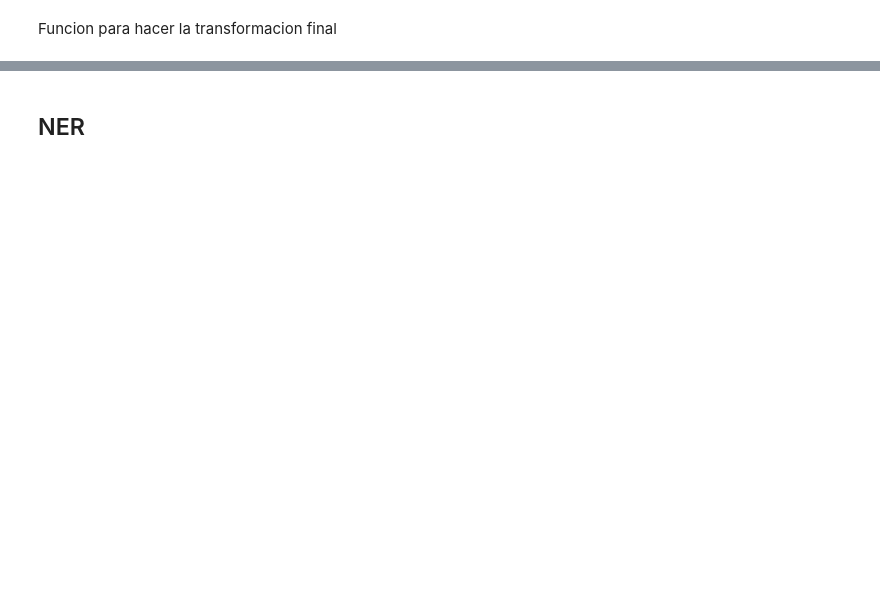
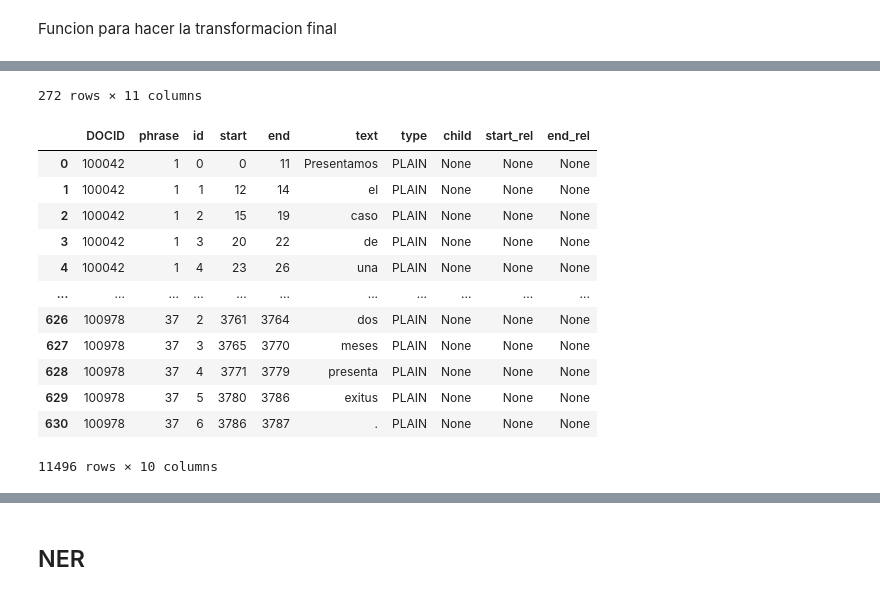
Before and after one commit to JPardo08/PAQUITA, a Jupyter notebook: preprocessing.ipynb, the cells around one changed output, grey strips where cells are left out. Saved outputs shown, nothing was run; the diff lists cells and outputs as text; code cells hidden in the pictures; blank space fills up the shorter version.

```diff
--- a/preprocessing.ipynb
+++ b/preprocessing.ipynb
@@ -1407,0 +1487,4 @@ def transformacion(df, indices_inicio_t, indices_fin_t, ids_t):
+# %%
+display(train_df)
+display(tokenizados_df_train)
+# %% [output]
@@ -1407,0 +1503,14 @@ def transformacion(df, indices_inicio_t, indices_fin_t, ids_t):
+272 rows × 11 columns
+|  | DOCID | phrase | id | start | end | text | type | child | start_rel | end_rel |
+| 0 | 100042 | 1 | 0 | 0 | 11 | Presentamos | PLAIN | None | None | None |
+| 1 | 100042 | 1 | 1 | 12 | 14 | el | PLAIN | None | None | None |
+| 2 | 100042 | 1 | 2 | 15 | 19 | caso | PLAIN | None | None | None |
+| 3 | 100042 | 1 | 3 | 20 | 22 | de | PLAIN | None | None | None |
+| 4 | 100042 | 1 | 4 | 23 | 26 | una | PLAIN | None | None | None |
+| ... | ... | ... | ... | ... | ... | ... | ... | ... | ... | ... |
+| 626 | 100978 | 37 | 2 | 3761 | 3764 | dos | PLAIN | None | None | None |
+| 627 | 100978 | 37 | 3 | 3765 | 3770 | meses | PLAIN | None | None | None |
+| 628 | 100978 | 37 | 4 | 3771 | 3779 | presenta | PLAIN | None | None | None |
+| 629 | 100978 | 37 | 5 | 3780 | 3786 | exitus | PLAIN | None | None | None |
+| 630 | 100978 | 37 | 6 | 3786 | 3787 | . | PLAIN | None | None | None |
+11496 rows × 10 columns
```
Also changed, not shown: parts of 22 cells of this notebook, 14 other files.
